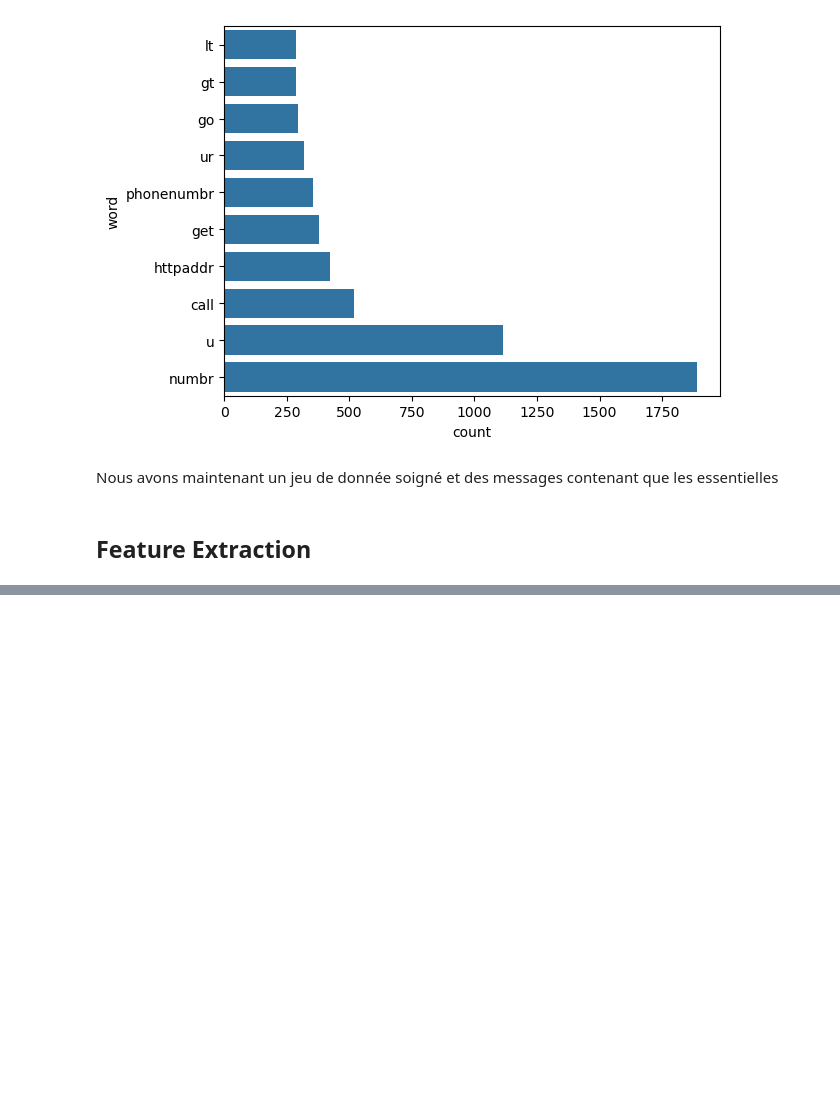
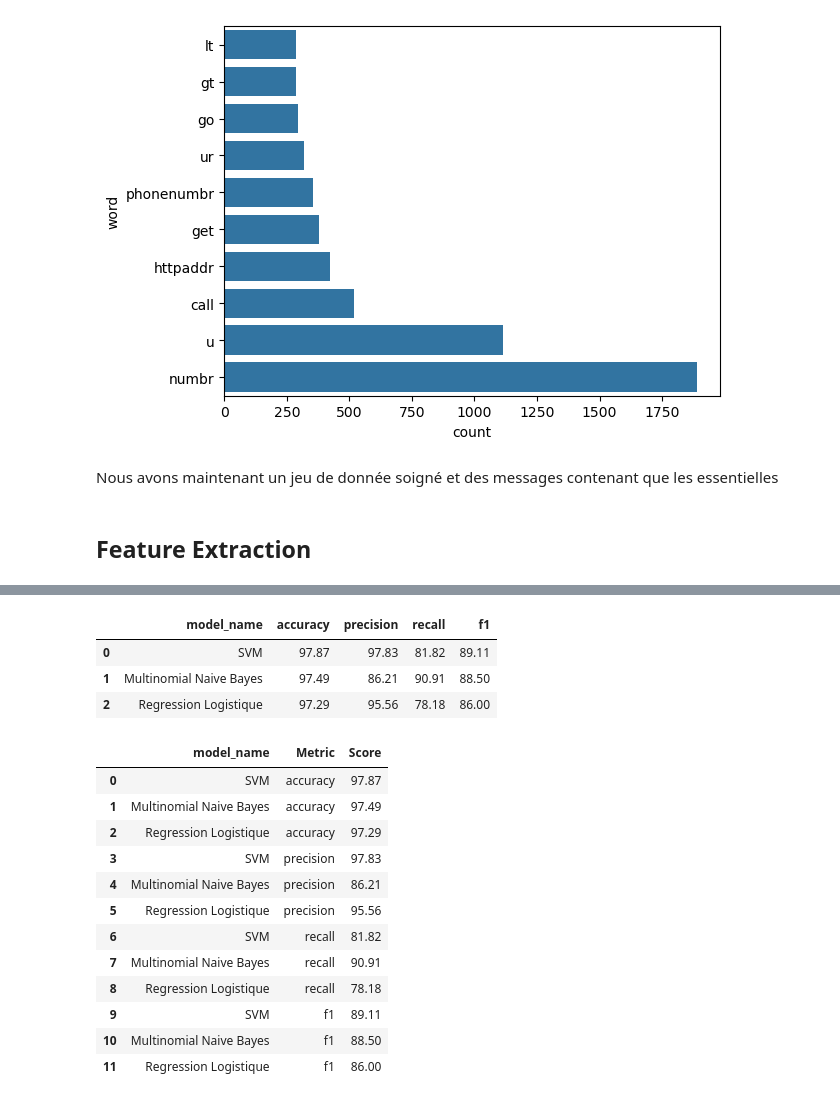
Before and after one commit to A-Anjara/SMS-Classification, a Jupyter notebook: SMS Spam Classification.ipynb, the cells around one changed output, grey strips where cells are left out. Cells and saved outputs as stored; diff of their text form; code cells hidden in the pictures; blank space fills up the shorter version.

```diff
--- a/SMS Spam Classification.ipynb
+++ b/SMS Spam Classification.ipynb
@@ -145,0 +207,7 @@ plt.imshow(confusion_matrix(y_pred=y_pred,y_true=ytest))
+# %%
+df_models
+# %% [output]
+|  | model_name | accuracy | precision | recall | f1 |
+| 0 | SVM | 97.87 | 97.83 | 81.82 | 89.11 |
+| 1 | Multinomial Naive Bayes | 97.49 | 86.21 | 90.91 | 88.50 |
+| 2 | Regression Logistique | 97.29 | 95.56 | 78.18 | 86.00 |
@@ -145,0 +218,16 @@ plt.imshow(confusion_matrix(y_pred=y_pred,y_true=ytest))
+# %%
+df_melted
+# %% [output]
+|  | model_name | Metric | Score |
+| 0 | SVM | accuracy | 97.87 |
+| 1 | Multinomial Naive Bayes | accuracy | 97.49 |
+| 2 | Regression Logistique | accuracy | 97.29 |
+| 3 | SVM | precision | 97.83 |
+| 4 | Multinomial Naive Bayes | precision | 86.21 |
+| 5 | Regression Logistique | precision | 95.56 |
+| 6 | SVM | recall | 81.82 |
+| 7 | Multinomial Naive Bayes | recall | 90.91 |
+| 8 | Regression Logistique | recall | 78.18 |
+| 9 | SVM | f1 | 89.11 |
+| 10 | Multinomial Naive Bayes | f1 | 88.50 |
+| 11 | Regression Logistique | f1 | 86.00 |
```
Also changed, not shown: parts of 14 cells of this notebook, 25 other files.
